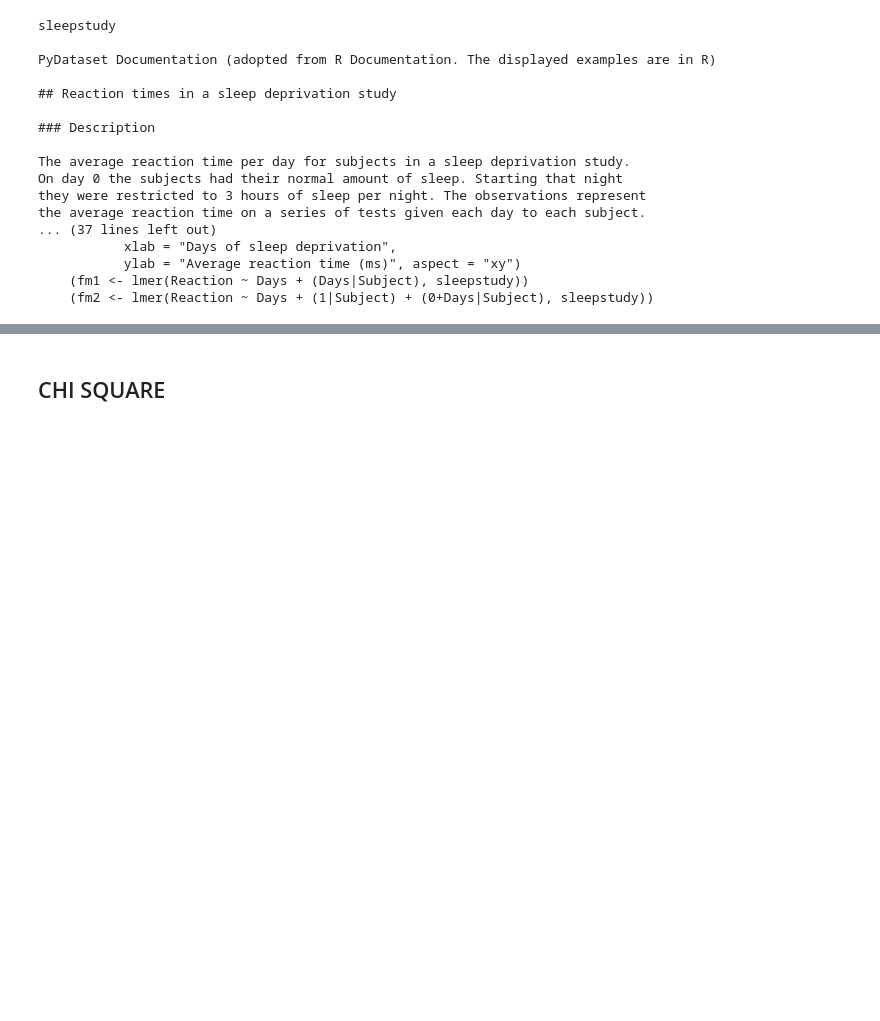
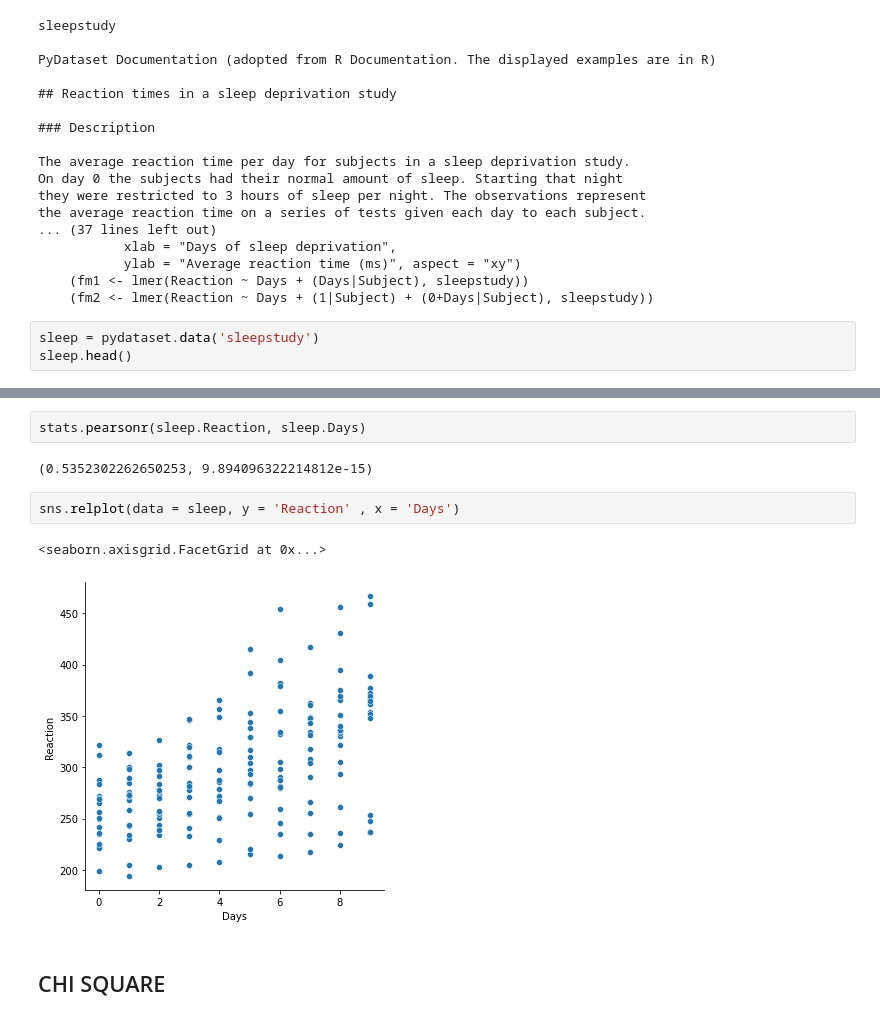
Before and after one commit to codyclonts/statistics-exercises, a Jupyter notebook: hypothesis_testing.ipynb, the cells around one changed output, grey strips where cells are left out. Drawn from its saved outputs; the diff is of its cells as text; blank space fills up the shorter version.

```diff
--- a/hypothesis_testing.ipynb
+++ b/hypothesis_testing.ipynb
@@ -187,3 +326,6 @@ the average reaction time on a series of tests given each day to each subject.
            ylab = "Average reaction time (ms)", aspect = "xy")
     (fm1 <- lmer(Reaction ~ Days + (Days|Subject), sleepstudy))
     (fm2 <- lmer(Reaction ~ Days + (1|Subject) + (0+Days|Subject), sleepstudy))
+# %%
+sleep = pydataset.data('sleepstudy')
+sleep.head()
@@ -190,3 +339,12 @@ the average reaction time on a series of tests given each day to each subject.
+# %%
+stats.pearsonr(sleep.Reaction, sleep.Days)
+# %% [output]
+(0.5352302262650253, 9.894096322214812e-15)
+# %%
+sns.relplot(data = sleep, y = 'Reaction' , x = 'Days')
+# %% [output]
+<seaborn.axisgrid.FacetGrid at 0x...>
+[figure, added]
 # %% [markdown]
 ## CHI SQUARE
 # %% [markdown]
```
Also changed, not shown: parts of 28 cells of this notebook.
